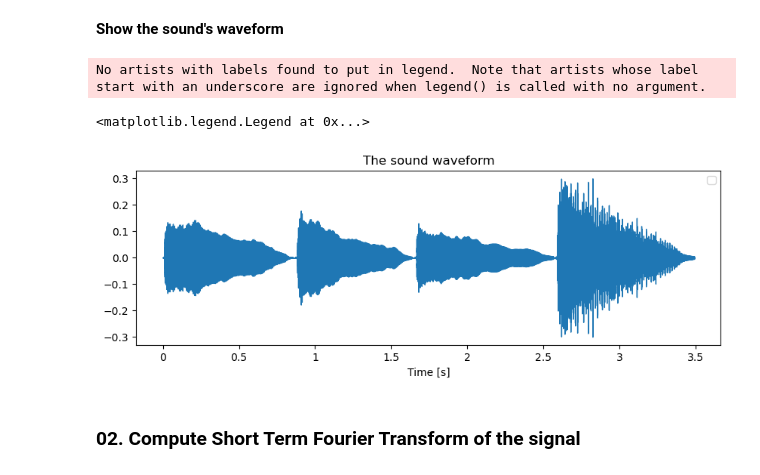
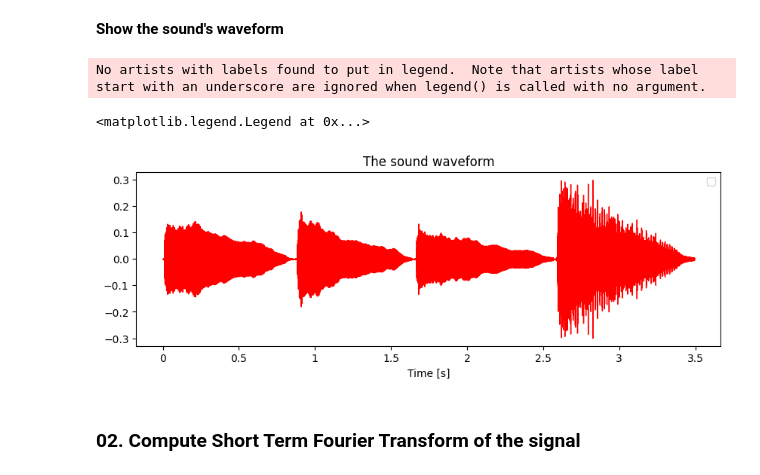
Before and after one commit to kevinlu4588/ConcussionMute, a Jupyter notebook: Audio-Source-Separation-using-NMF.ipynb, the cells around one changed output. Drawn from its saved outputs; the diff is of its cells as text; code cells hidden in the pictures.

Commit message:
updating audio map

```diff
--- a/Audio-Source-Separation-using-NMF.ipynb
+++ b/Audio-Source-Separation-using-NMF.ipynb
@@ -39,14 +37,14 @@ ipd.Audio(audio_sound,rate = sr)
 # %%
 # Plotting the sound's waveform
 fig, ax = plt.subplots(figsize=(10, 3))
-librosa.display.waveshow(audio_sound, sr=sr, ax=ax,x_axis='time')
+librosa.display.waveshow(audio_sound, sr=sr, ax=ax,axis='time', color='r')
 ax.set(title='The sound waveform',
        xlabel='Time [s]')
 ax.legend()
 # %% [output]
 No artists with labels found to put in legend.  Note that artists whose label start with an underscore are ignored when legend() is called with no argument.
 <matplotlib.legend.Legend at 0x...>
-[figure, old version]
+[figure, new version]
 # %% [markdown]
 ### **02. Compute Short Term Fourier Transform of the signal**
 # %%
```
Also changed, not shown: parts of 7 cells of this notebook.
